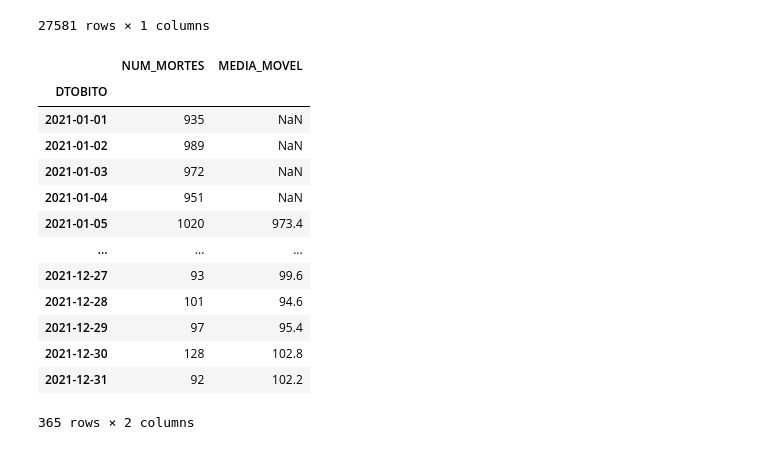
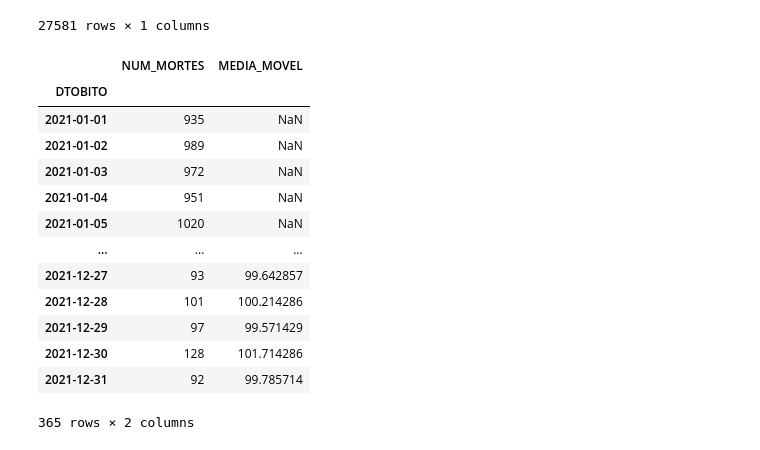
Before and after one commit to arturbernardo/eficacia_vacina_covid19, a Jupyter notebook: eficiencia_vacinas.ipynb, the cells around one changed output. Cells and saved outputs as stored; diff of their text form; code cells hidden in the pictures.

```diff
--- a/eficiencia_vacinas.ipynb
+++ b/eficiencia_vacinas.ipynb
@@ -102,21 +95,21 @@ mortes_c19_agg_dia_idade
 # %%
 mortalidade_dia = mortes_c19_agg_dia_idade.groupby(level=0).sum()
 
-mortalidade_dia['MEDIA_MOVEL'] = mortalidade_dia['NUM_MORTES'].rolling(window=5).mean()
+mortalidade_dia['MEDIA_MOVEL'] = mortalidade_dia['NUM_MORTES'].rolling(window=14).mean()
 
 mortalidade_dia
 # %% [output]
 |  | NUM_MORTES | MEDIA_MOVEL |
 | DTOBITO |  |  |
 | 2021-01-01 | 935 | NaN |
 | 2021-01-02 | 989 | NaN |
 | 2021-01-03 | 972 | NaN |
 | 2021-01-04 | 951 | NaN |
-| 2021-01-05 | 1020 | 973.4 |
+| 2021-01-05 | 1020 | NaN |
 | ... | ... | ... |
-| 2021-12-27 | 93 | 99.6 |
-| 2021-12-28 | 101 | 94.6 |
-| 2021-12-29 | 97 | 95.4 |
-| 2021-12-30 | 128 | 102.8 |
-| 2021-12-31 | 92 | 102.2 |
+| 2021-12-27 | 93 | 99.642857 |
+| 2021-12-28 | 101 | 100.214286 |
+| 2021-12-29 | 97 | 99.571429 |
+| 2021-12-30 | 128 | 101.714286 |
+| 2021-12-31 | 92 | 99.785714 |
 365 rows × 2 columns
```
Also changed, not shown: parts of 13 cells of this notebook.
